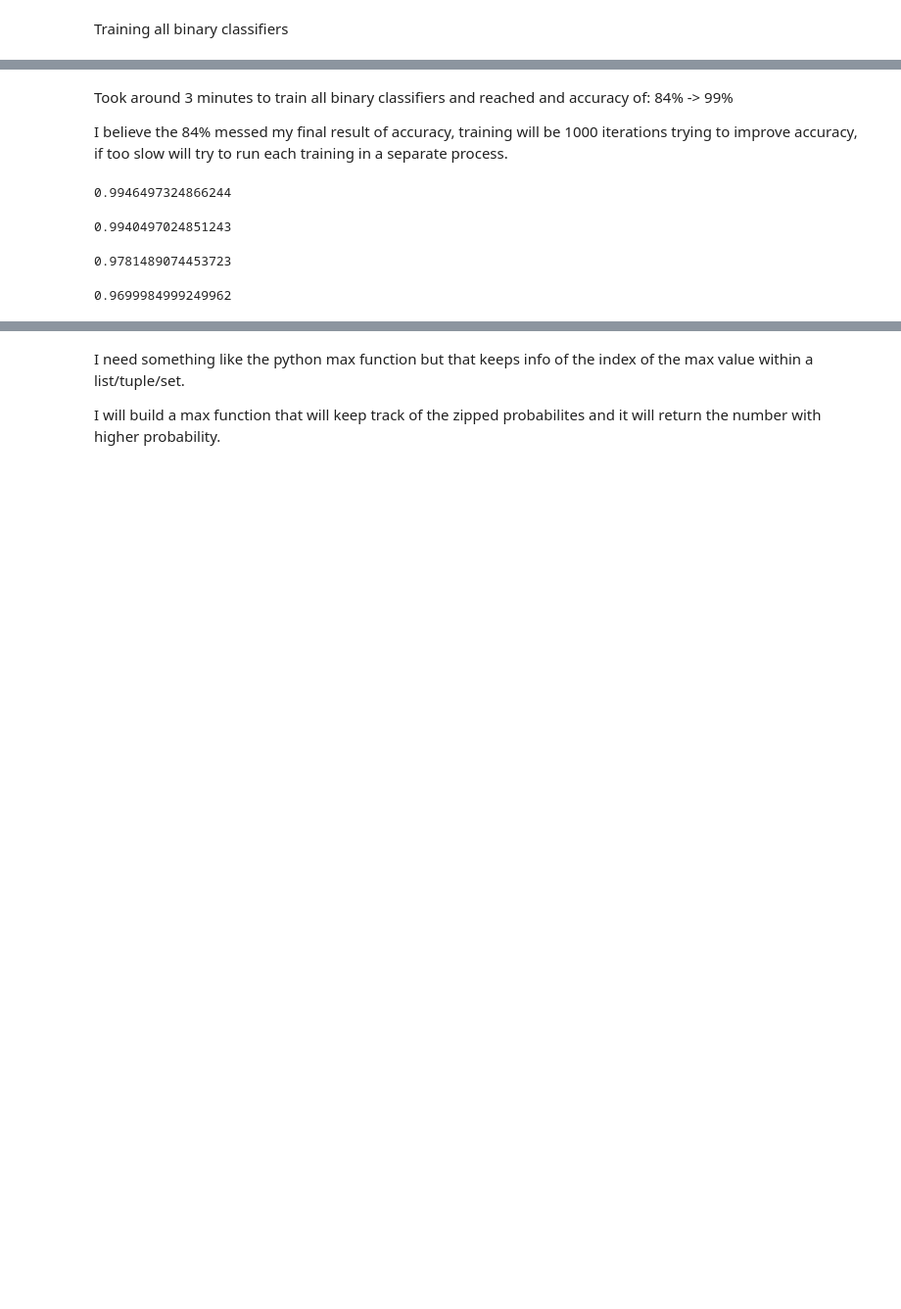
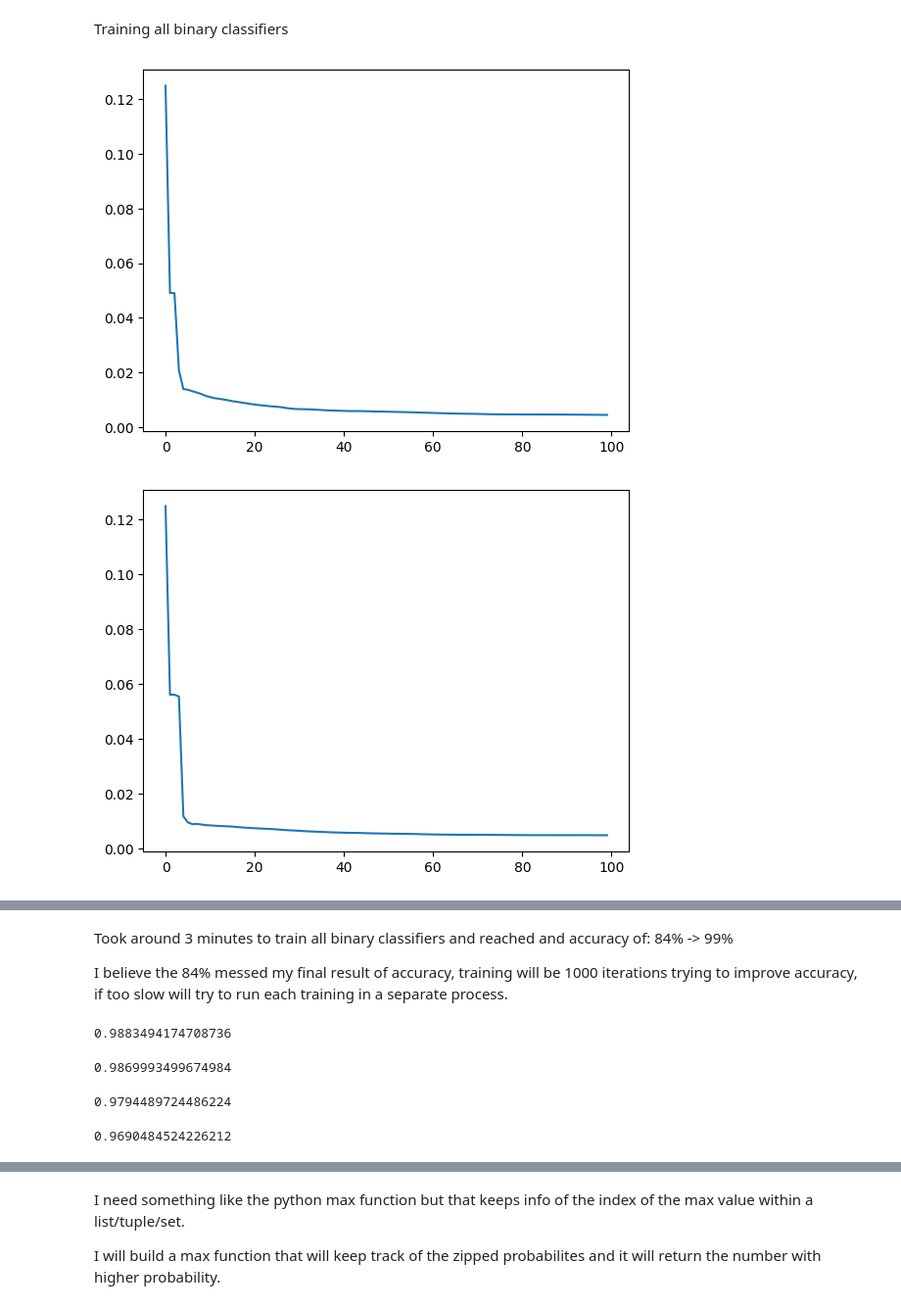
Before and after one commit to Alan123alan/machine_learning_algorithms, a Jupyter notebook: multiclass_classifier.ipynb, the cells around one changed output, grey strips where cells are left out. Shown: that part at 98% size. Drawn from its saved outputs; the diff is of its cells as text; code cells hidden in the pictures; blank space fills up the shorter version.

Commit message:
plotted learning curve, learning rate 0.001, some learning curves don't converge

```diff
--- a/multiclass_classifier.ipynb
+++ b/multiclass_classifier.ipynb
@@ -36,13 +35,20 @@ class LogisticRegression:
         self.b = 0
 
     def train(self, iterations, learning_rate):
+        errors = []
         for _ in range(iterations):
             logistic_regression_model = self._model()
             Y_pred = self._sigmoid(logistic_regression_model)
+            errors.append(self._error(Y_pred))
             dw = (1/self.m)*np.dot(np.transpose(self.X),(Y_pred - self.Y))
             db = (1/self.m)*np.sum(Y_pred - self.Y)
             self.W -= learning_rate * dw
             self.b -= learning_rate * db
+        plt.plot(range(iterations), np.array(errors))
+        plt.show()
+
+    def _error(self, predictions):
+        return np.sum((predictions - self.Y)**2)*(1/(2*self.m))
 
     def _model(self):
         return np.dot(self.X, self.W) + self.b
@@ -87,13 +93,16 @@ classifier_nine = LogisticRegression(features, targets_nine)
 # %% [markdown]
 Training all binary classifiers
 # %%
-classifier_zero.train(100, 0.0001)
-classifier_one.train(100, 0.0001)
-classifier_two.train(100, 0.0001)
-classifier_three.train(100, 0.0001)
-classifier_four.train(100, 0.0001)
-classifier_five.train(100, 0.0001)
-classifier_six.train(100, 0.0001)
-classifier_seven.train(100, 0.0001)
-classifier_eight.train(100, 0.0001)
-classifier_nine.train(100, 0.0001)
+classifier_zero.train(100, 0.001)
+classifier_one.train(100, 0.001)
+classifier_two.train(100, 0.001)
+classifier_three.train(100, 0.001)
+classifier_four.train(100, 0.001)
+classifier_five.train(100, 0.001)
+classifier_six.train(100, 0.001)
+classifier_seven.train(100, 0.001)
+classifier_eight.train(100, 0.001)
+classifier_nine.train(100, 0.001)
+# %% [output]
+[figure, added]
+[figure, added]
@@ -104,19 +121,19 @@ I believe the 84% messed my final result of accuracy, training will be 1000 iter
 # %%
 classifier_zero.accuracy()
 # %% [output]
-0.9946497324866244
+0.9883494174708736
 # %%
 classifier_one.accuracy()
 # %% [output]
-0.9940497024851243
+0.9869993499674984
 # %%
 classifier_two.accuracy()
 # %% [output]
-0.9781489074453723
+0.9794489724486224
 # %%
 classifier_three.accuracy()
 # %% [output]
-0.9699984999249962
+0.9690484524226212
 # %%
 classifier_four.accuracy()
 # %% [output]
```
Also changed, not shown: parts of 10 cells of this notebook.
